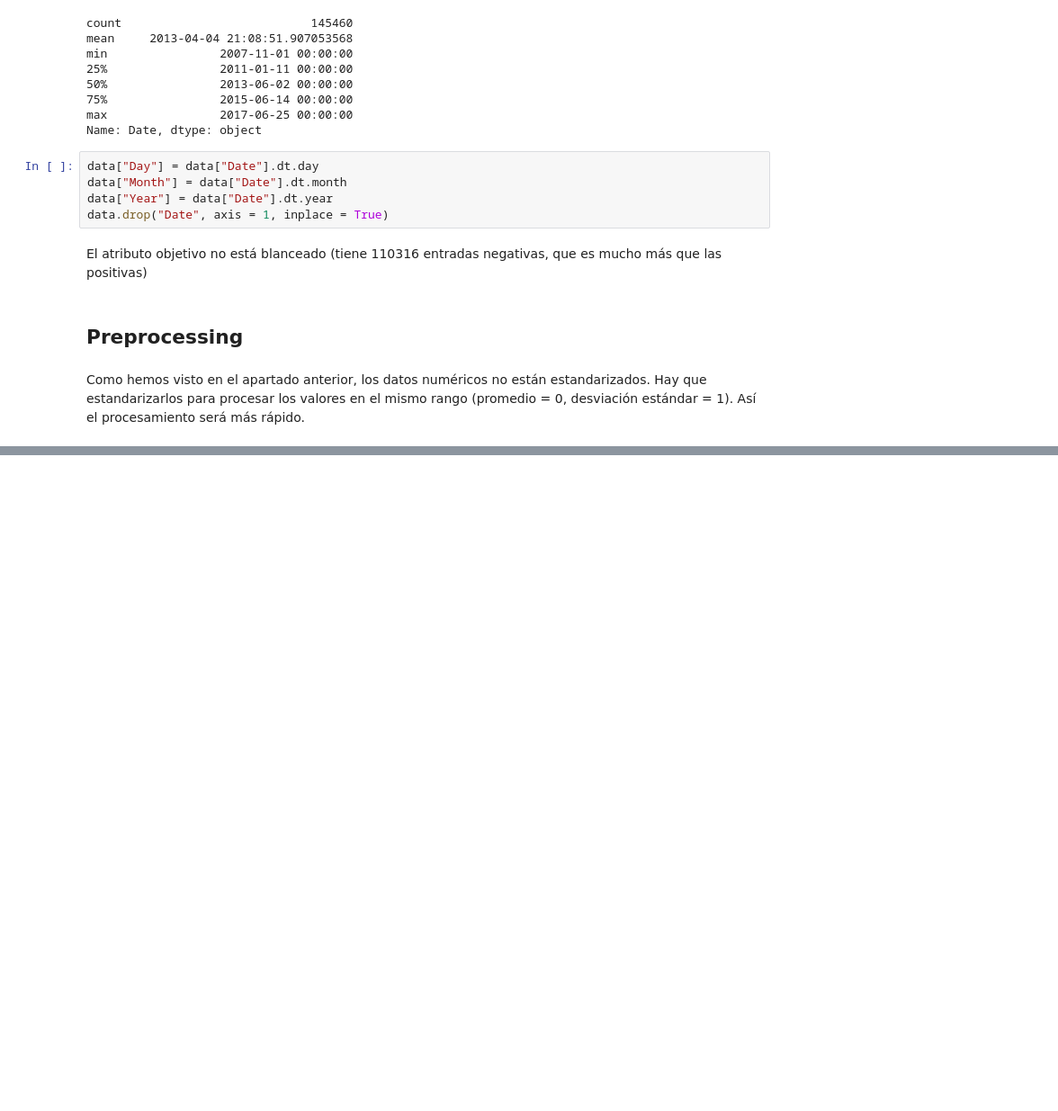
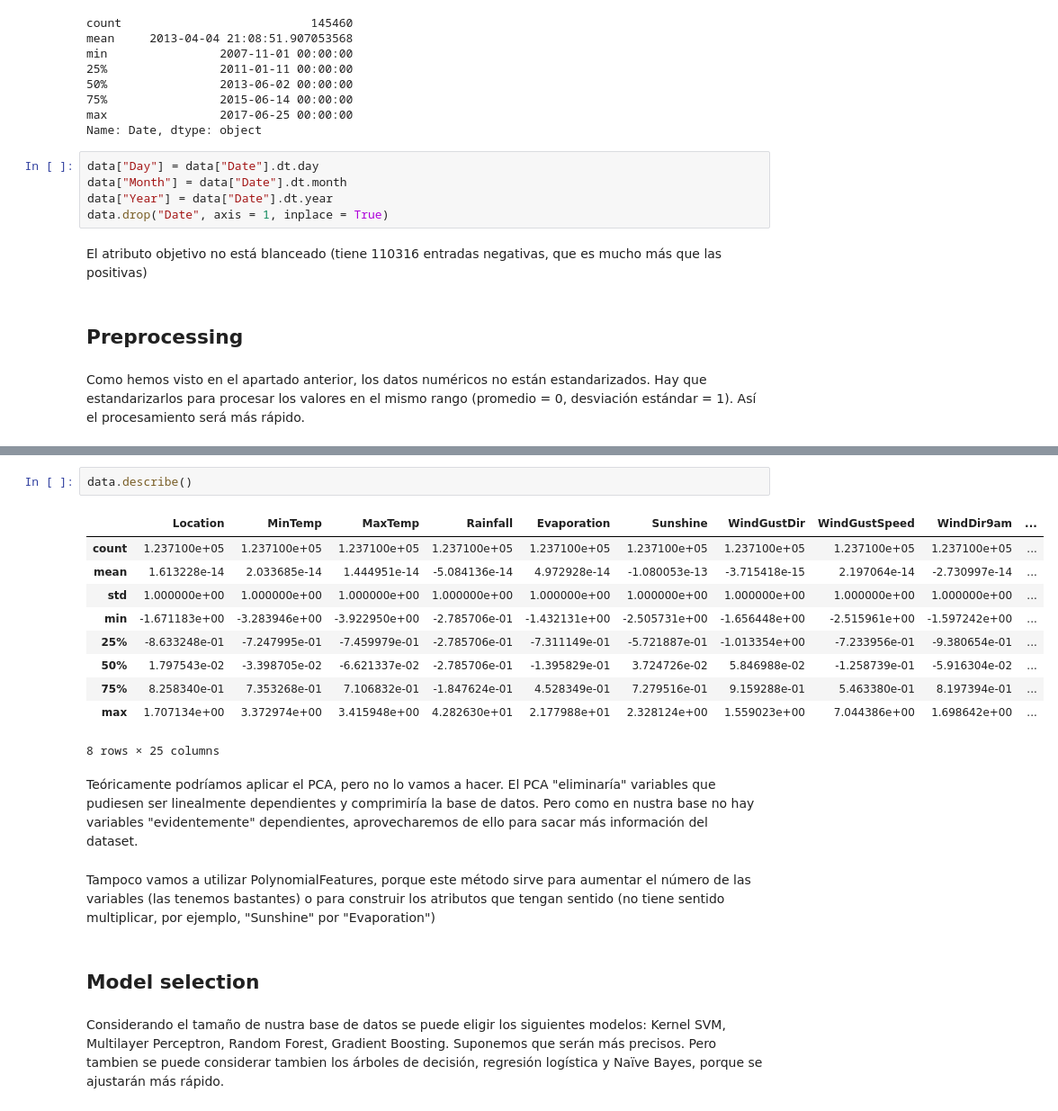
Before and after one commit to susana99ssr/Pr-ctica-2-Aprenentatge-Computacional, a Jupyter notebook: Practica2M.ipynb, the cells around one changed output, grey strips where cells are left out. Shown at 90% size. Saved outputs shown, nothing was run; the diff lists cells and outputs as text; blank space fills up the shorter version.

```diff
--- a/Practica2M.ipynb
+++ b/Practica2M.ipynb
@@ -112,0 +222,21 @@ imp.fit_transform(data)
+# %%
+data.describe()
+# %% [output]
+|  | Location | MinTemp | MaxTemp | Rainfall | Evaporation | Sunshine | WindGustDir | WindGustSpeed | WindDir9am | ... |
+| count | 1.237100e+05 | 1.237100e+05 | 1.237100e+05 | 1.237100e+05 | 1.237100e+05 | 1.237100e+05 | 1.237100e+05 | 1.237100e+05 | 1.237100e+05 | ... |
+| mean | 1.613228e-14 | 2.033685e-14 | 1.444951e-14 | -5.084136e-14 | 4.972928e-14 | -1.080053e-13 | -3.715418e-15 | 2.197064e-14 | -2.730997e-14 | ... |
+| std | 1.000000e+00 | 1.000000e+00 | 1.000000e+00 | 1.000000e+00 | 1.000000e+00 | 1.000000e+00 | 1.000000e+00 | 1.000000e+00 | 1.000000e+00 | ... |
+| min | -1.671183e+00 | -3.283946e+00 | -3.922950e+00 | -2.785706e-01 | -1.432131e+00 | -2.505731e+00 | -1.656448e+00 | -2.515961e+00 | -1.597242e+00 | ... |
+| 25% | -8.633248e-01 | -7.247995e-01 | -7.459979e-01 | -2.785706e-01 | -7.311149e-01 | -5.721887e-01 | -1.013354e+00 | -7.233956e-01 | -9.380654e-01 | ... |
+| 50% | 1.797543e-02 | -3.398705e-02 | -6.621337e-02 | -2.785706e-01 | -1.395829e-01 | 3.724726e-02 | 5.846988e-02 | -1.258739e-01 | -5.916304e-02 | ... |
+| 75% | 8.258340e-01 | 7.353268e-01 | 7.106832e-01 | -1.847624e-01 | 4.528349e-01 | 7.279516e-01 | 9.159288e-01 | 5.463380e-01 | 8.197394e-01 | ... |
+| max | 1.707134e+00 | 3.372974e+00 | 3.415948e+00 | 4.282630e+01 | 2.177988e+01 | 2.328124e+00 | 1.559023e+00 | 7.044386e+00 | 1.698642e+00 | ... |
+8 rows × 25 columns
+# %% [markdown]
+Teóricamente podríamos aplicar el PCA, pero no lo vamos a hacer. El PCA "eliminaría" variables que pudiesen ser linealmente dependientes y comprimiría la base de datos. Pero como en nustra base no hay variables "evidentemente" dependientes, aprovecharemos de ello para sacar más información del dataset.
+# %% [markdown]
+Tampoco vamos a utilizar PolynomialFeatures, porque este método sirve para aumentar el número de las variables (las tenemos bastantes) o para construir los atributos que tengan sentido (no tiene sentido multiplicar, por ejemplo, "Sunshine" por "Evaporation")
+# %% [markdown]
+## Model selection
+# %% [markdown]
+Considerando el tamaño de nustra base de datos se puede eligir los siguientes modelos: Kernel SVM, Multilayer Perceptron, Random Forest, Gradient Boosting. Suponemos que serán más precisos. Pero tambien se puede considerar tambien los árboles de decisión, regresión logística y Naïve Bayes, porque se ajustarán más rápido.
```
Also changed, not shown: parts of 21 cells of this notebook.
